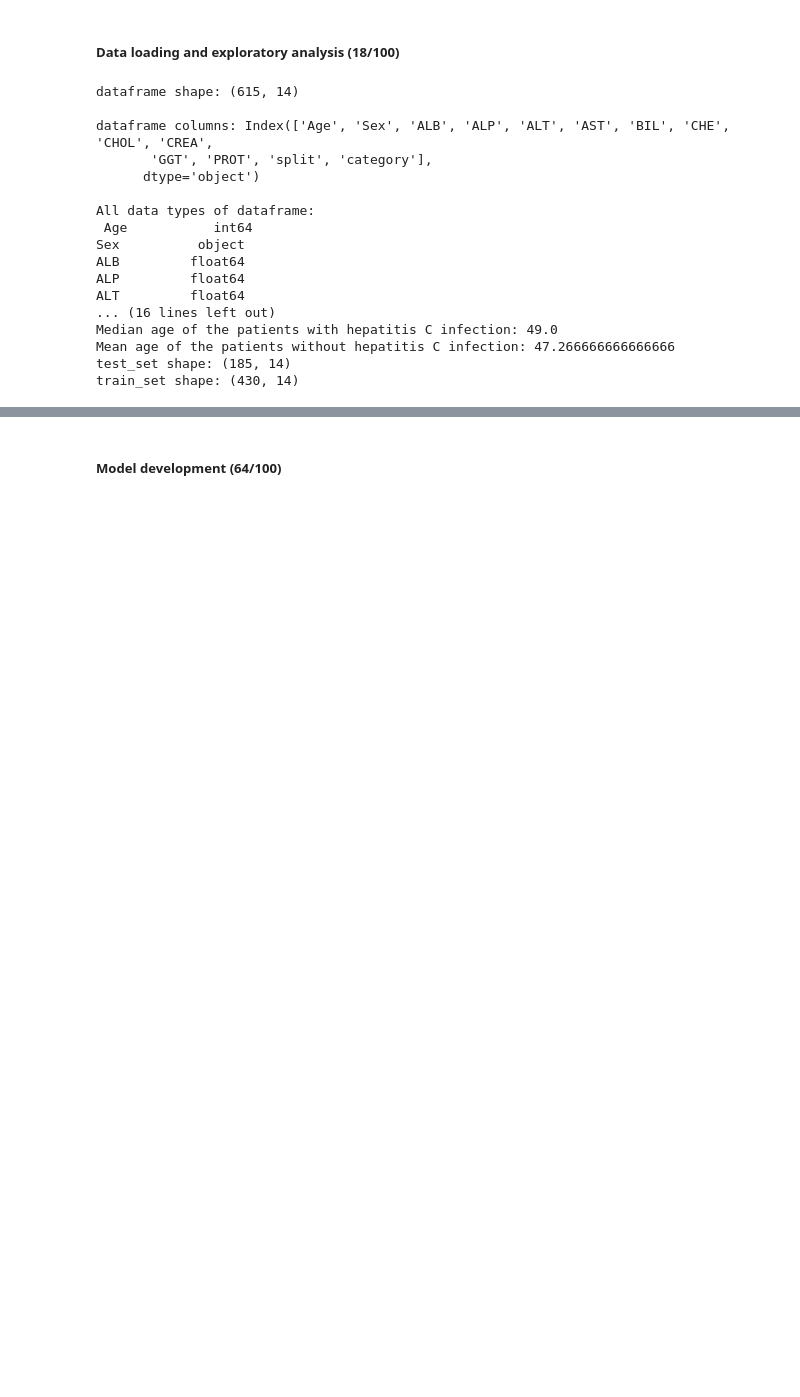
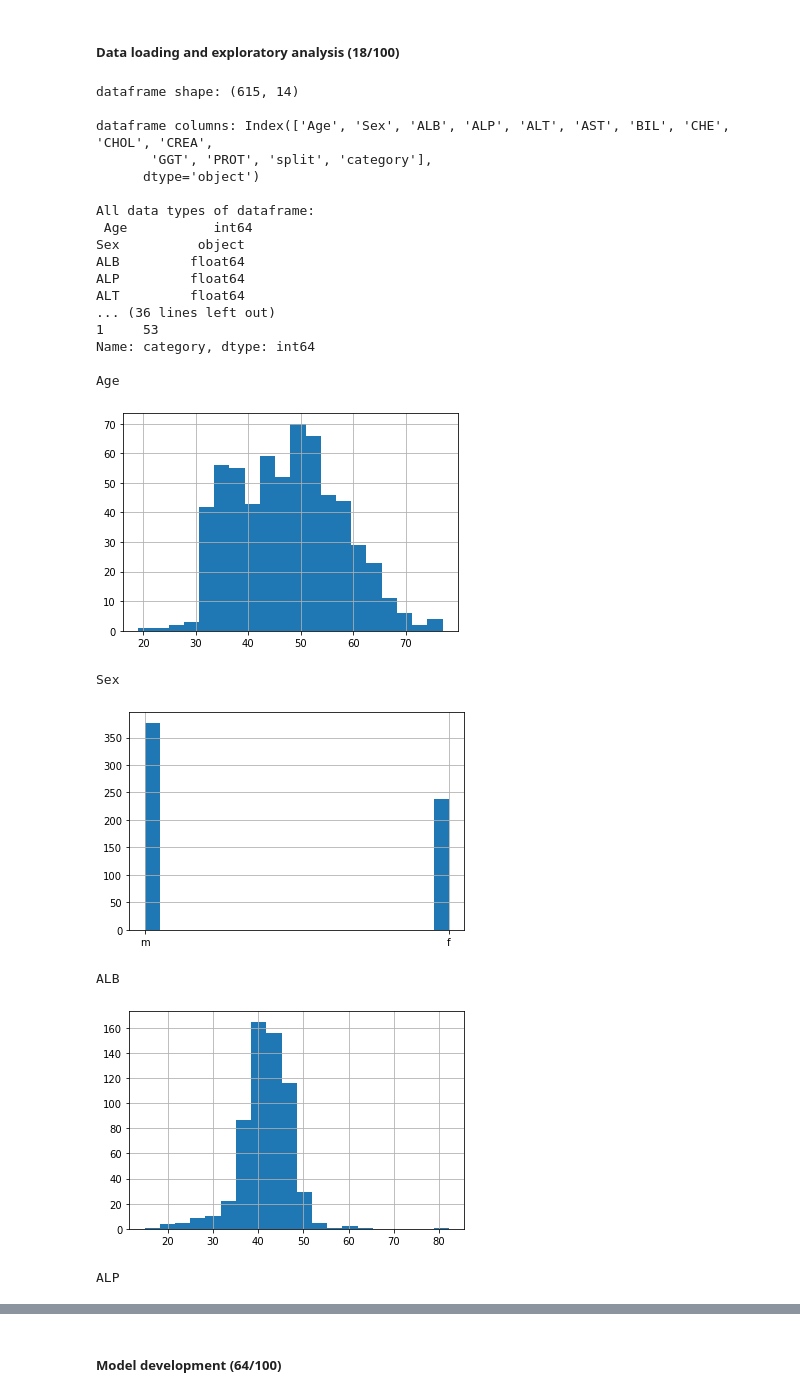
Before and after one commit to cyclexit/CSI4106, a Jupyter notebook: assignment_1/group_24.ipynb, the cells around one changed output, grey strips where cells are left out. Drawn from its saved outputs; the diff is of its cells as text; code cells hidden in the pictures; blank space fills up the shorter version.

```diff
--- a/assignment_1/group_24.ipynb
+++ b/assignment_1/group_24.ipynb
@@ -56,50 +56,76 @@ print(f"All data types of dataframe:\n {dataframe.dtypes}\n")
 print(f"Gender distribution:\n {dataframe['Sex'].value_counts()}\n")
 
 # print the class distribution of the entire dataset (1)
-# print(f"Class distribution of the entire dataset:\n {dataframe.describe()}") # NOT SURE
+print(f"Class distribution of the entire dataset:\n {dataframe['category'].value_counts()}\n")
 
 # print the median age of patients in the dataset having the hepatitis C infection (1.5)
 patients_with_hepatitis_c = dataframe.loc[dataframe['category'] == 1]
-print(f"Median age of the patients with hepatitis C infection: {patients_with_hepatitis_c['Age'].median()}")
+print(f"Median age of the patients with hepatitis C infection: {patients_with_hepatitis_c['Age'].median()}\n")
 # print(dataframe['category'].value_counts(), patients_with_hepatitis_c.shape) # TEST
 
 # print the mean age of individuals in the dataset who does not have hepatitis C infection(i.e., the control group) (1.5)
 patients_without_hepatitis_c = dataframe.loc[dataframe['category'] == 0]
-print(f"Mean age of the patients without hepatitis C infection: {patients_without_hepatitis_c['Age'].mean()}")
+print(f"Mean age of the patients without hepatitis C infection: {patients_without_hepatitis_c['Age'].mean()}\n")
 # print(dataframe['category'].value_counts(), patients_without_hepatitis_c.shape) # TEST
 
 # split the dataset into train and test based on the field "split" (0.5 + 0.5)
+test_set = dataframe.loc[dataframe['split'] == 'test']
 train_set = dataframe.loc[dataframe['split'] == 'train']
-test_set = dataframe.loc[dataframe['split'] == 'test']
 
 # print the dimensionality of the test dataset (0.5)
-print(f"test_set shape: {test_set.shape}")
+print(f"test_set shape: {test_set.shape}\n")
 
 # print the dimensionality of the training dataset (0.5)
-print(f"train_set shape: {train_set.shape}")
+print(f"train_set shape: {train_set.shape}\n")
 
 # print the proportional distribution of the classes to identify whether or not the classes are equally(or closer) distributed between the train and test datasets (1 + 1)
-
+print(f"Class distribution in test_set:\n {test_set['category'].value_counts()}\n")
+print(f"Class distribution in train_set:\n {train_set['category'].value_counts()}\n")
 
 # analyze the distribution of the individual features(i.e., by using the complete dataset) and plot a feature that has a rough approximation of a Gaussian distribution (2)
-
+# from scipy.stats import shapiro, normaltest
+# ALPHA = 0.05
+# NOTE: NOT SURE!
+for col in dataframe:
+    dataframe[col].hist(bins=20)
+    print(col)
+    plot.show()
+    # print(dataframe[col].values.dtype)
+    # if ((dataframe[col].values.dtype == np.float64) or (dataframe[col].values.dtype == np.int64)) \
+    #     and (not dataframe[col].hasnans):
+    #     stat, p = normaltest(dataframe[col].values)
+    #     print(f"{col}, stat={stat}, p={p}, hasnans={dataframe[col].hasnans}")
+    #     if p > ALPHA:
+    #         print(f"{col} looks like Gaussian distribution")
 
 # identify features that represent a notable correlation (i.e., either positive or negative correlation below or above -0.5 and 0.5) (3)
+corr_matrix = dataframe.corr()
+cols = list(corr_matrix.columns)
+for i in range(0, len(cols)):
+    for j in range(i + 1, len(cols)):
+        if abs(corr_matrix.values[i, j]) > 0.5:
+            print(f"{cols[i]} and {cols[j]} has a notable correlation with value {corr_matrix.values[i, j]}")
 # %% [output]
 dataframe shape: (615, 14)
 
 dataframe columns: Index(['Age', 'Sex', 'ALB', 'ALP', 'ALT', 'AST', 'BIL', 'CHE', 'CHOL', 'CREA',
        'GGT', 'PROT', 'split', 'category'],
       dtype='object')
 
 All data types of dataframe:
  Age           int64
 Sex          object
 ALB         float64
 ALP         float64
 ALT         float64
-... (16 lines left out)
-Median age of the patients with hepatitis C infection: 49.0
-Mean age of the patients without hepatitis C infection: 47.266666666666666
-test_set shape: (185, 14)
-train_set shape: (430, 14)
+... (36 lines left out)
+1     53
+Name: category, dtype: int64
+
+Age
+[figure, added]
+Sex
+[figure, added]
+ALB
+[figure, added]
+ALP
```
Also changed, not shown: parts of 1 cell of this notebook.
